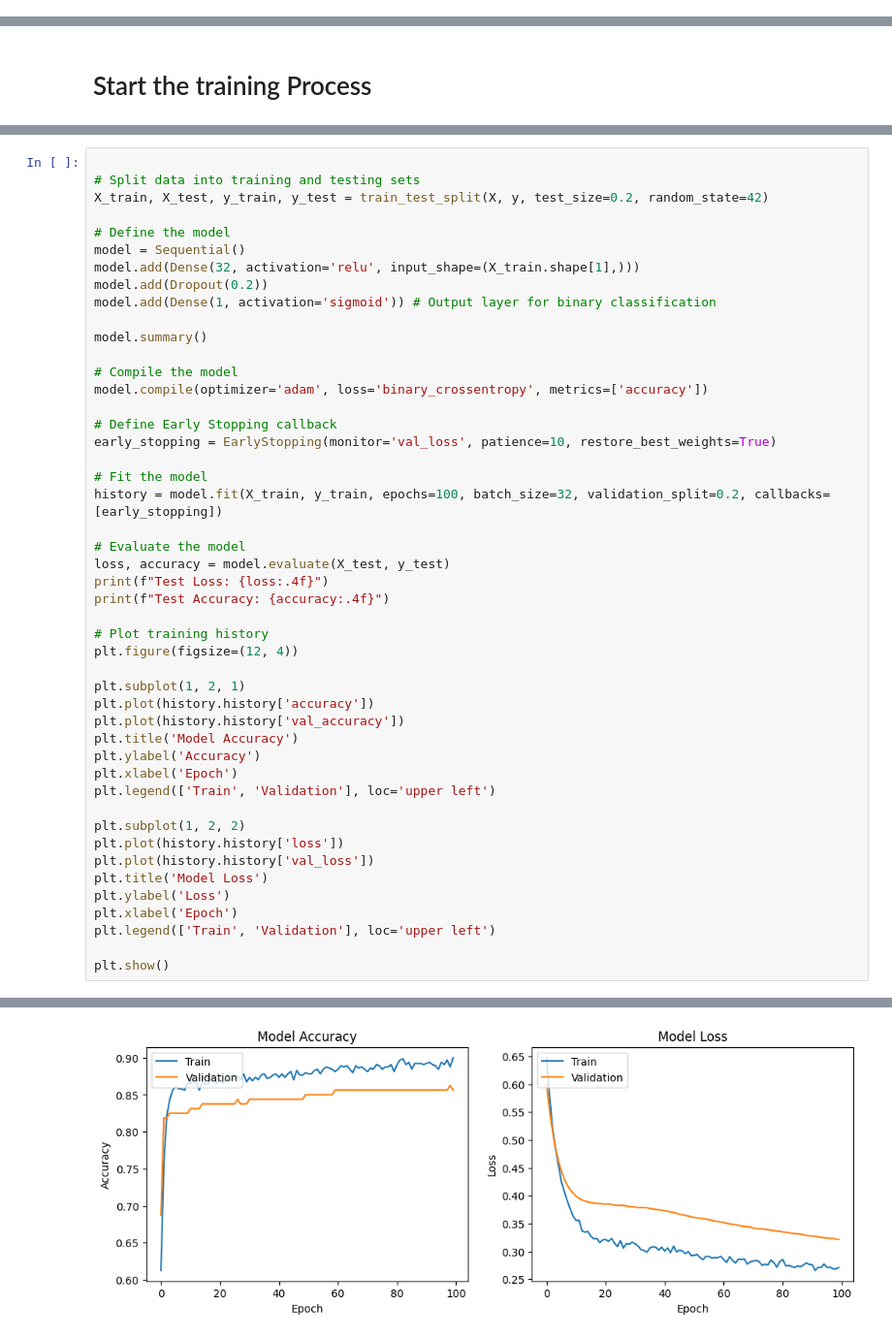
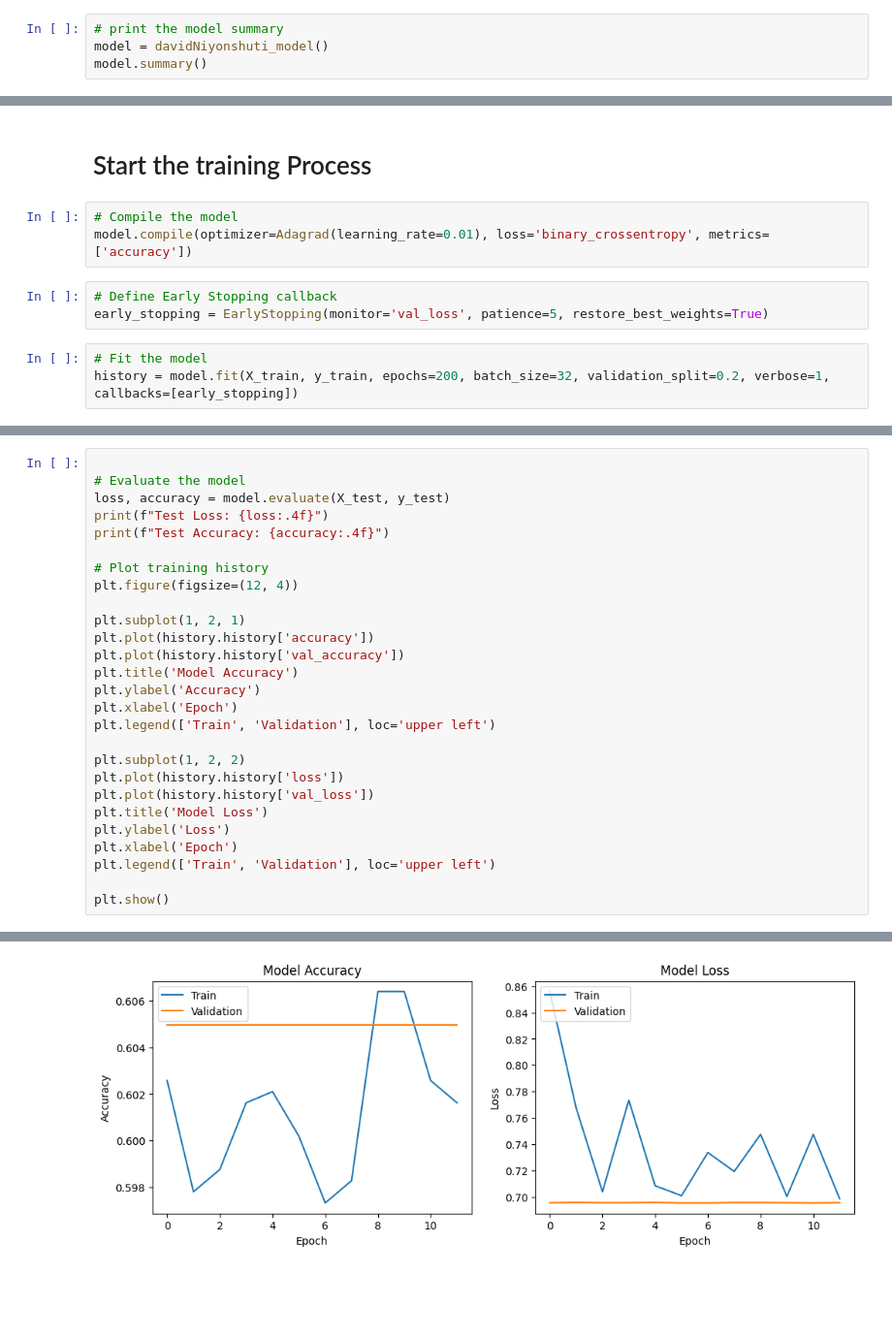
Before and after one commit to NiyonshutiDavid/IntroML-Summative, a Jupyter notebook: DavidNiyonshuti_notebook_.ipynb, the cells around one changed output, grey strips where cells are left out. Shown at 97% size. Drawn from its saved outputs; the diff is of its cells as text; blank space fills up the shorter version.

```diff
--- a/DavidNiyonshuti_notebook_.ipynb
+++ b/DavidNiyonshuti_notebook_.ipynb
@@ -138,0 +169,4 @@ Model: "sequential"
+# %%
+# print the model summary
+model = davidNiyonshuti_model()
+model.summary()
@@ -139,2 +191,11 @@ Model: "sequential"
 # %% [markdown]
 # Start the training Process
+# %%
+# Compile the model
+model.compile(optimizer=Adagrad(learning_rate=0.01), loss='binary_crossentropy', metrics=['accuracy'])
+# %%
+# Define Early Stopping callback
+early_stopping = EarlyStopping(monitor='val_loss', patience=5, restore_best_weights=True)
+# %%
+# Fit the model
+history = model.fit(X_train, y_train, epochs=200, batch_size=32, validation_split=0.2, verbose=1, callbacks=[early_stopping])
@@ -141,24 +220,4 @@ Model: "sequential"
 # %%
-
-# Split data into training and testing sets
-X_train, X_test, y_train, y_test = train_test_split(X, y, test_size=0.2, random_state=42)
-
-# Define the model
-model = Sequential()
-model.add(Dense(32, activation='relu', input_shape=(X_train.shape[1],)))
-model.add(Dropout(0.2))
-model.add(Dense(1, activation='sigmoid')) # Output layer for binary classification
-
-model.summary()
-
-# Compile the model
-model.compile(optimizer='adam', loss='binary_crossentropy', metrics=['accuracy'])
-
-# Define Early Stopping callback
-early_stopping = EarlyStopping(monitor='val_loss', patience=10, restore_best_weights=True)
-
-# Fit the model
-history = model.fit(X_train, y_train, epochs=100, batch_size=32, validation_split=0.2, callbacks=[early_stopping])
 
 # Evaluate the model
 loss, accuracy = model.evaluate(X_test, y_test)
@@ -219 +251 @@ Test Accuracy: 0.9000
-[figure, old version]
+[figure, new version]
```
Also changed, not shown: parts of 18 cells of this notebook.
